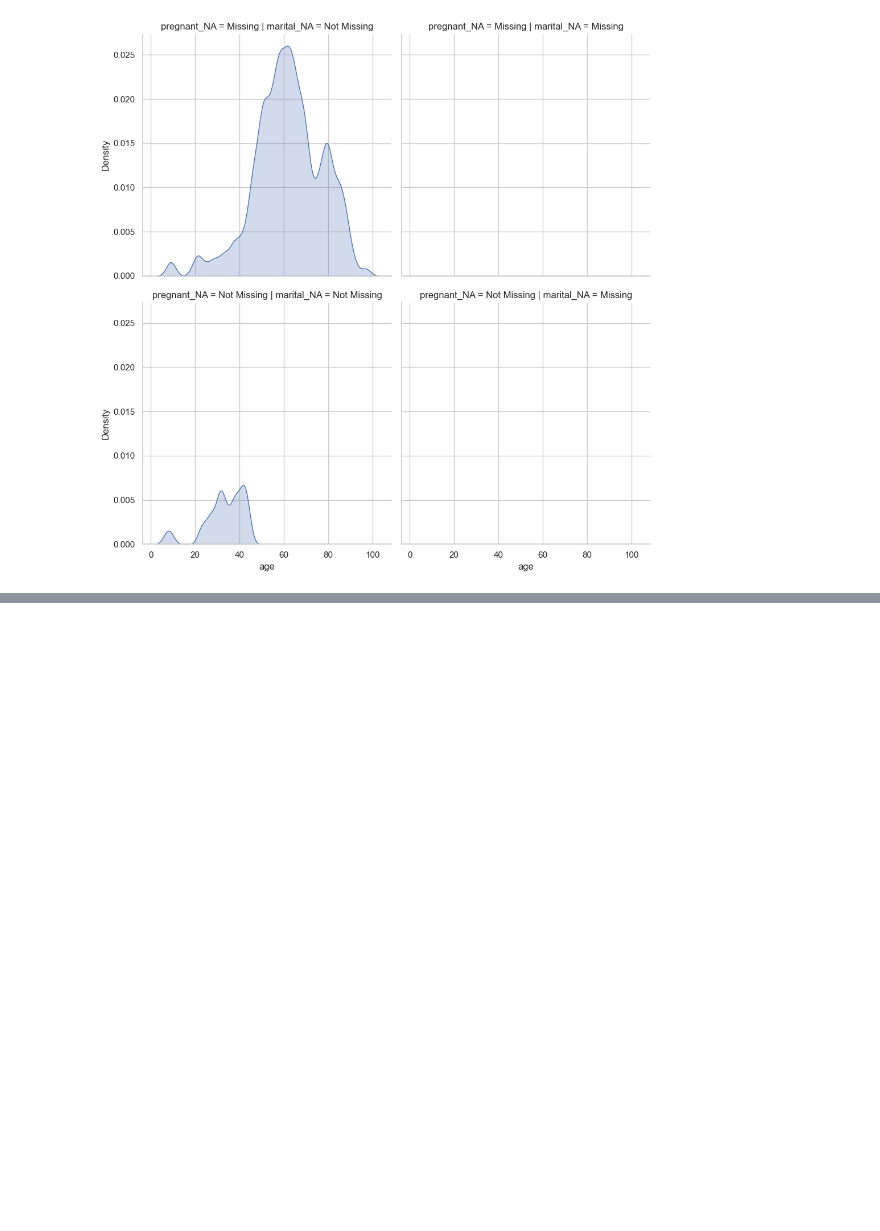
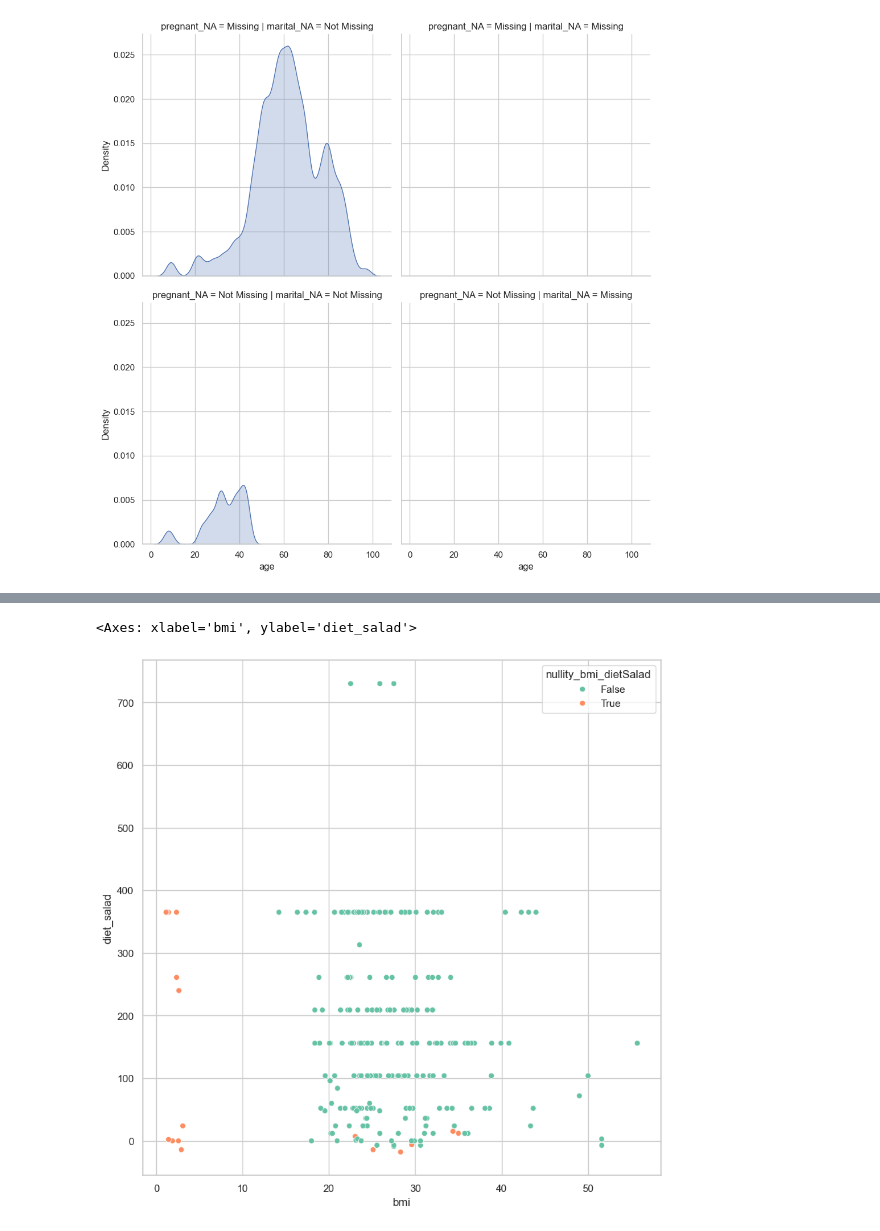
Before and after one commit to PedroRgz/Curso-Manejo-de-datos-faltantes, a Jupyter notebook: Manejo de datos faltantes: Exploración.ipynb, the cells around one changed output, grey strips where cells are left out. Drawn from its saved outputs; the diff is of its cells as text; code cells hidden in the pictures; blank space fills up the shorter version.

Commit message:
data viz for 2 vars simultaneous

```diff
--- a/Manejo de datos faltantes: Exploración.ipynb
+++ b/Manejo de datos faltantes: Exploración.ipynb
@@ -1741,0 +1857,8 @@ sns.displot(
+# %%
+riskfactors_df_no_categorical = riskfactors_df_no_categorical[
+    riskfactors_df_no_categorical.columns[
+        riskfactors_df_no_categorical.isna().any()
+    ]
+]
+
+riskfactors_df_no_categorical.isna().any()
@@ -1741,0 +1879,5 @@ sns.displot(
+# %%
+riskfactors_df_no_categorical_nabular = riskfactors_df_no_categorical.missing.bind_shadow_matrix(true_string=True,
+                                                                                                 false_string=False)
+
+riskfactors_df_no_categorical_nabular
@@ -1741,0 +1898,8 @@ sns.displot(
+# %%
+riskfactors_df_no_categorical_nabular = riskfactors_df_no_categorical_nabular.apply(
+    lambda column: column if "_NA" in column.name else column_fill_with_dummies(column,
+                                                                                proportion_below=0.85,
+                                                                                jitter=0.05)
+)
+
+riskfactors_df_no_categorical_nabular
@@ -1741,0 +1920,6 @@ sns.displot(
+# %%
+riskfactors_df_no_categorical_nabular_bmi_vs_dietSalad = riskfactors_df_no_categorical_nabular.assign(
+    nullity_bmi_dietSalad = lambda df: df.bmi_NA | df.diet_salad_NA
+)
+
+riskfactors_df_no_categorical_nabular_bmi_vs_dietSalad
@@ -1741,0 +1940,11 @@ sns.displot(
+# %%
+sns.scatterplot(
+    data=riskfactors_df_no_categorical_nabular_bmi_vs_dietSalad,
+    x="bmi",
+    y="diet_salad",
+    hue="nullity_bmi_dietSalad",
+    palette="Set2"
+)
+# %% [output]
+<Axes: xlabel='bmi', ylabel='diet_salad'>
+[figure, added]
```
Also changed, not shown: parts of 13 cells of this notebook.
